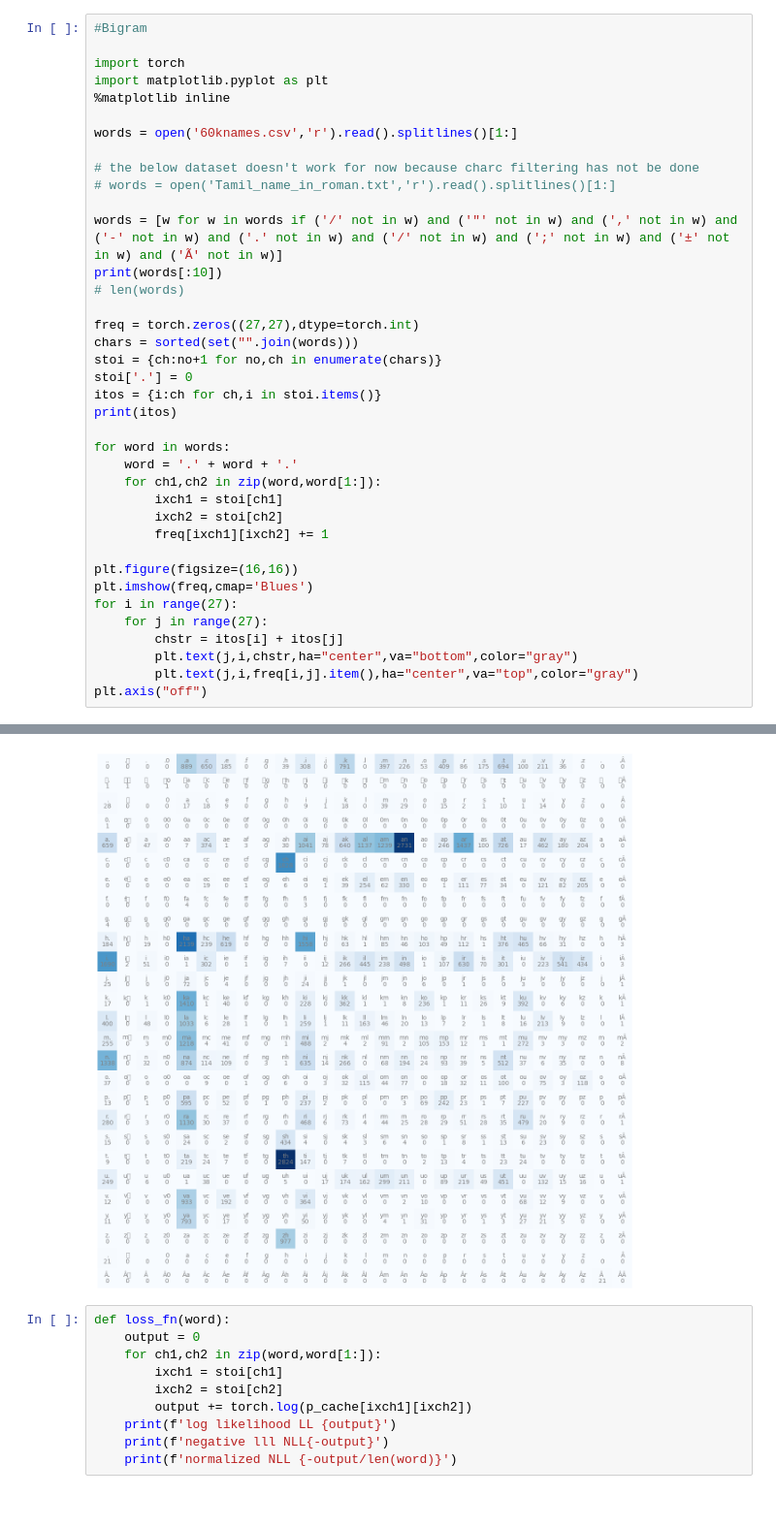
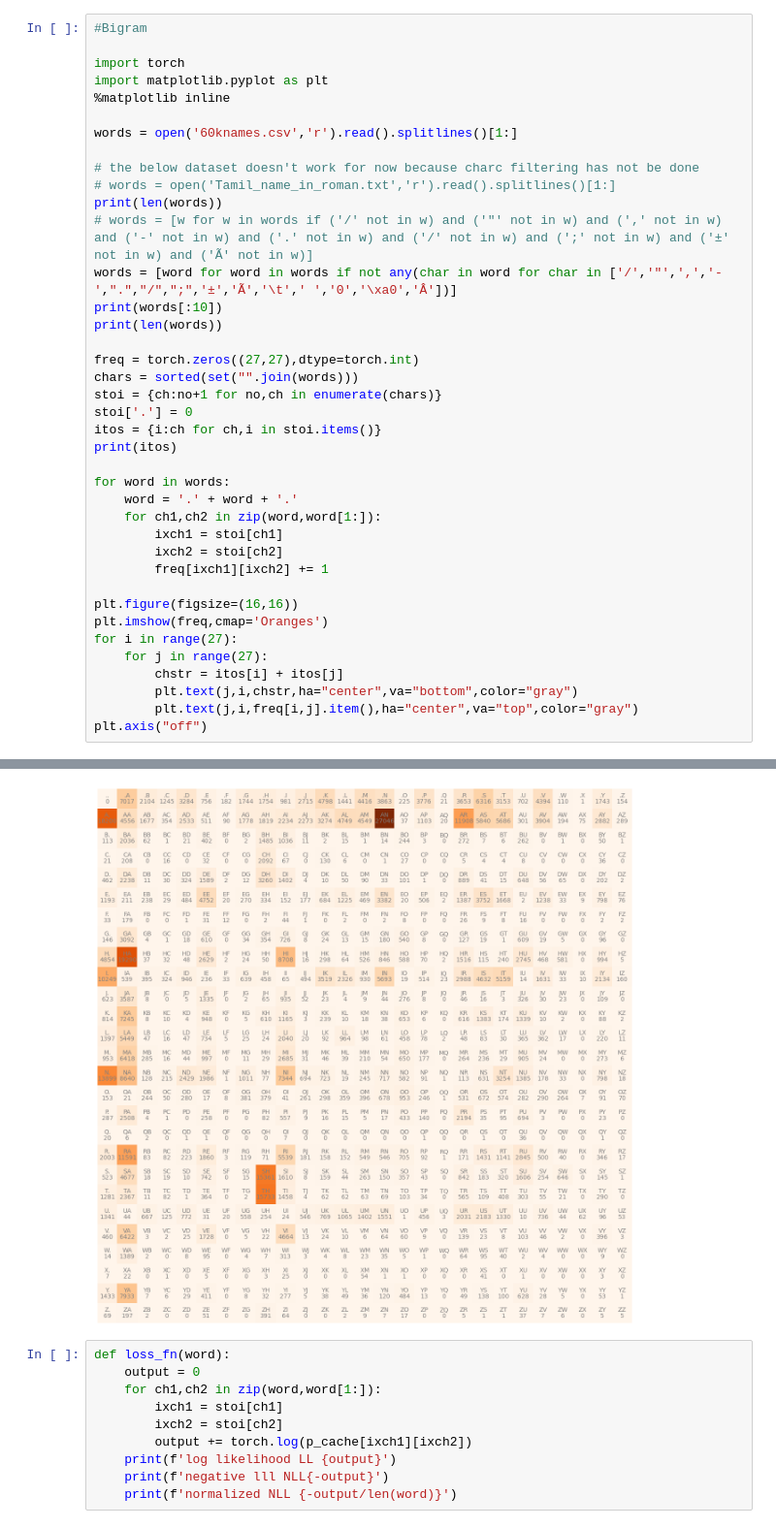
Before and after one commit to chidam333/makemore, a Jupyter notebook: makemore_bigram.ipynb, the cells around one changed output, grey strips where cells are left out. Shown at 97% size. Saved outputs shown, nothing was run; the diff lists cells and outputs as text.

```diff
--- a/makemore_bigram.ipynb
+++ b/makemore_bigram.ipynb
@@ -9,10 +9,11 @@ words = open('60knames.csv','r').read().splitlines()[1:]
 
 # the below dataset doesn't work for now because charc filtering has not be done
 # words = open('Tamil_name_in_roman.txt','r').read().splitlines()[1:]
-
-words = [w for w in words if ('/' not in w) and ('"' not in w) and (',' not in w) and ('-' not in w) and ('.' not in w) and ('/' not in w) and (';' not in w) and ('±' not in w) and ('Ã' not in w)]
+print(len(words))
+# words = [w for w in words if ('/' not in w) and ('"' not in w) and (',' not in w) and ('-' not in w) and ('.' not in w) and ('/' not in w) and (';' not in w) and ('±' not in w) and ('Ã' not in w)]
+words = [word for word in words if not any(char in word for char in ['/','"',',','-',".","/",";",'±','Ã','\t',' ','0','\xa0','Â'])]
 print(words[:10])
-# len(words)
+print(len(words))
 
 freq = torch.zeros((27,27),dtype=torch.int)
 chars = sorted(set("".join(words)))
@@ -29,7 +30,7 @@ for word in words:
         freq[ixch1][ixch2] += 1
 
 plt.figure(figsize=(16,16))
-plt.imshow(freq,cmap='Blues')
+plt.imshow(freq,cmap='Oranges')
 for i in range(27):
     for j in range(27):
         chstr = itos[i] + itos[j]
@@ -42,5 +45,5 @@ plt.axis("off")
 (-0.5, 26.5, 26.5, -0.5)
-[figure, old version]
+[figure, new version]
 # %%
 def loss_fn(word):
     output = 0
```
Also changed, not shown: parts of 6 cells of this notebook, 1 other file.
